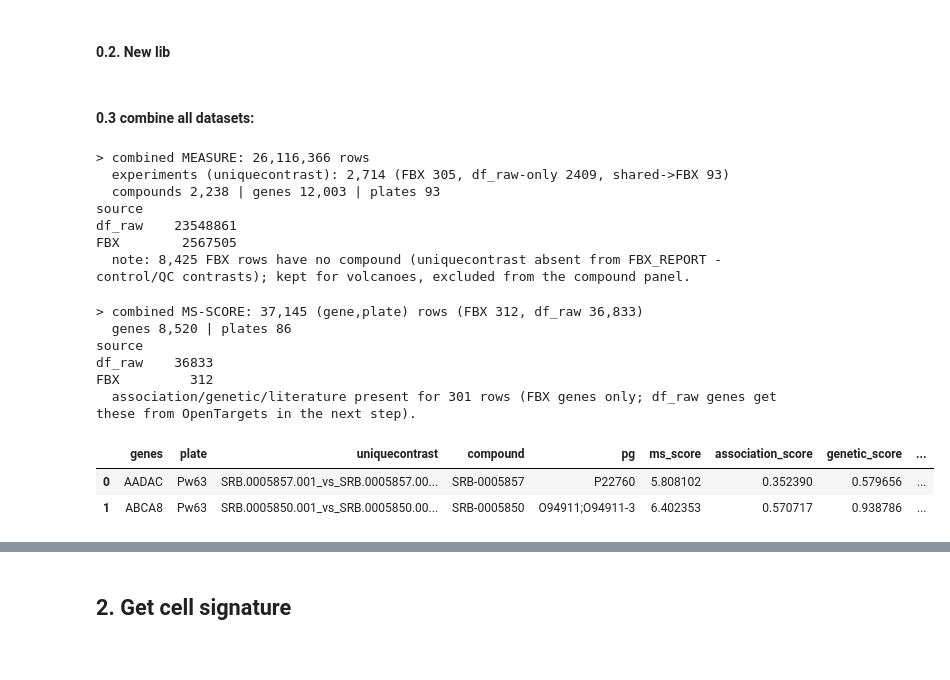
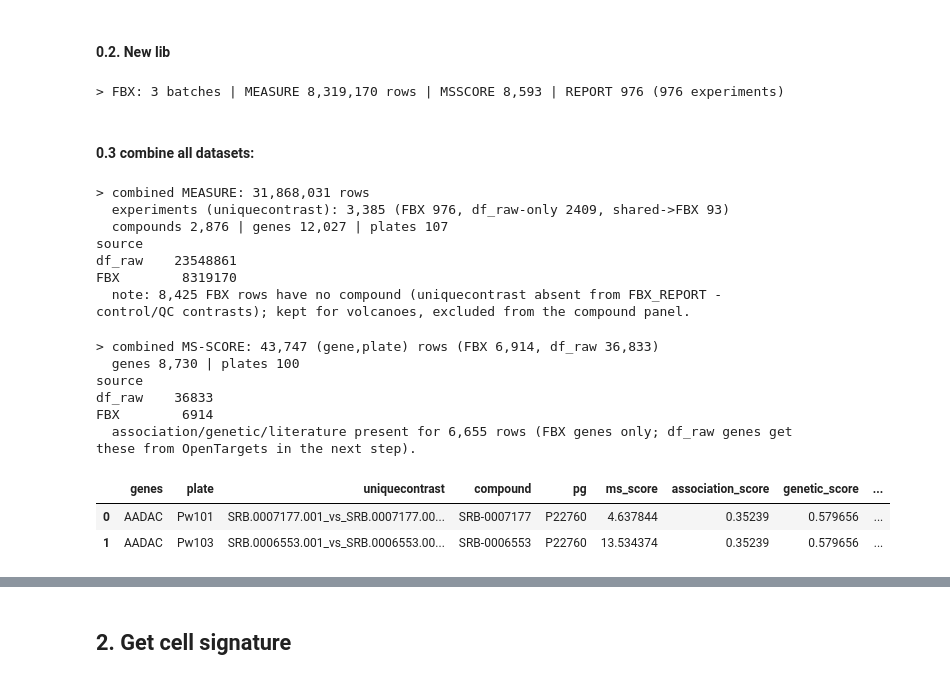
Before and after one commit to gtamo39/MS_ML, a Jupyter notebook: vignettes/MS_Interface.ipynb, the cells around one changed output, grey strips where cells are left out. Cells and saved outputs as stored; diff of their text form; code cells hidden in the pictures.

```diff
--- a/vignettes/MS_Interface.ipynb
+++ b/vignettes/MS_Interface.ipynb
@@ -265,7 +221,24 @@ df_ms = df_raw[df_raw['significant']==1].groupby(['genes','MSPlate']).first().re
 # %% [markdown]
 #### 0.2. New lib
 # %%
-FBX_MEASURE  = pd.read_csv('data/advanteidge/20260601_FBX_MEASURE.csv')
-FBX_MSSCORE  = pd.read_csv('data/advanteidge/20260601_FBX_MSSCORE.csv')
-FBX_REPORT   = pd.read_csv('data/advanteidge/20260601_FBX_REPORT.csv')
+## load + concat every FBX batch (config/FBX_BATCHES) into the unified FBX tables.
+## batches share one schema and have disjoint uniquecontrast -> plain concat, no dedup.
+def _load_fbx(kind):
+    return pd.concat([pd.read_csv(os.path.join(FBX_DIR, b.format(kind))) for b in FBX_BATCHES],
+                     ignore_index=True)
+
+FBX_MEASURE  = _load_fbx('MEASURE')
+FBX_MSSCORE  = _load_fbx('MSSCORE')
+FBX_REPORT   = _load_fbx('REPORT')
 target2R2_df = pd.read_csv(GENE_SAR_OUT).rename(columns={'gene':'genes'})
+
+# uniquecontrast -> compound (SRB-XXXXXXX, batch stripped); one map reused by every combine below
+_p = FBX_REPORT['srbnumber'].astype(str).str.split('-', n=2, expand=True)
+uc2compound = (FBX_REPORT.assign(compound=_p[0] + '-' + _p[1])
+               .drop_duplicates('uniquecontrast').set_index('uniquecontrast')['compound'])
+
+print(f'> FBX: {len(FBX_BATCHES)} batches | MEASURE {len(FBX_MEASURE):,} rows | '
+      f'MSSCORE {len(FBX_MSSCORE):,} | REPORT {len(FBX_REPORT):,} '
+      f'({FBX_REPORT["uniquecontrast"].nunique():,} experiments)')
+# %% [output]
+> FBX: 3 batches | MEASURE 8,319,170 rows | MSSCORE 8,593 | REPORT 976 (976 experiments)
@@ -297,11 +254,8 @@ target2R2_df = pd.read_csv(GENE_SAR_OUT).rename(columns={'gene':'genes'})
 _cols = ['compound', 'genes', 'pg', 'plate', 'uniquecontrast',
          'logfc', 'pvalue', 'adjpval', 'significant']
 
-# FBX_MEASURE has no `compound` -> add it via FBX_REPORT (uniquecontrast -> srbnumber, strip batch)
-_rep = FBX_REPORT[['uniquecontrast', 'srbnumber']].drop_duplicates('uniquecontrast')
-_p   = _rep['srbnumber'].astype(str).str.split('-', n=2, expand=True)
-_rep = _rep.assign(compound=_p[0] + '-' + _p[1])                      # SRB-XXXXXXX
-fbx_std = (FBX_MEASURE.merge(_rep[['uniquecontrast', 'compound']], on='uniquecontrast', how='left')
+# FBX_MEASURE has no `compound` -> add it via the uc2compound map
+fbx_std = (FBX_MEASURE.assign(compound=FBX_MEASURE['uniquecontrast'].map(uc2compound))
            .reindex(columns=_cols).assign(source='FBX'))
 
 # df_raw -> same schema (MSPlate -> plate)
@@ -324,12 +278,12 @@ if _no_cmp:
     print(f'  note: {_no_cmp:,} FBX rows have no compound (uniquecontrast absent from FBX_REPORT '
           f'- control/QC contrasts); kept for volcanoes, excluded from the compound panel.')
 # %% [output]
-> combined MEASURE: 26,116,366 rows
-  experiments (uniquecontrast): 2,714 (FBX 305, df_raw-only 2409, shared->FBX 93)
-  compounds 2,238 | genes 12,003 | plates 93
+> combined MEASURE: 31,868,031 rows
+  experiments (uniquecontrast): 3,385 (FBX 976, df_raw-only 2409, shared->FBX 93)
+  compounds 2,876 | genes 12,027 | plates 107
 source
 df_raw    23548861
-FBX        2567505
+FBX        8319170
   note: 8,425 FBX rows have no compound (uniquecontrast absent from FBX_REPORT - control/QC contrasts); kept for volcanoes, excluded from the compound panel.
 # %%
 ## 2. combine FBX_MSSCORE & df_ms:
@@ -337,48 +291,45 @@ FBX        2567505
 ## side (strongest-ms_score significant compound per gene-plate); FBX_MSSCORE is the
 ## curated side (+ OpenTargets association/genetic/literature scores). Same overlap
 ## rule as the measure combine: FBX is source of truth on shared (gene, plate).
-## NB: re-read FBX_MSSCORE fresh from CSV so this cell is independent of the in-place
+## NB: re-read all FBX batches fresh from CSV so this cell is independent of the in-place
 ## edits above (the per-gene collapse drops 'plate').
-_FBX_MS = pd.read_csv('data/advanteidge/20260601_FBX_MSSCORE.csv')
+_FBX_MS = _load_fbx('MSSCORE')
 _FBX_MS = _FBX_MS[~_FBX_MS['plate'].isin(['Plate12', 'Plate15', 'Plate23'])]   # same noisy-plate drop
 _cols = ['genes', 'plate', 'uniquecontrast', 'compound', 'pg', 'ms_score',
          'association_score', 'genetic_score', 'literature_score', 'activity',
          'logfc', 'pvalue', 'significant']
 
-# FBX_MSSCORE -> one row per (gene, plate) [strongest ms_score], + compound via FBX_REPORT
-_rep = FBX_REPORT[['uniquecontrast', 'srbnumber']].drop_duplicates('uniquecontrast')
-_p   = _rep['srbnumber'].astype(str).str.split('-', n=2, expand=True)
-_rep = _rep.assign(compound=_p[0] + '-' + _p[1])
+# FBX_MSSCORE -> one row per (gene, plate) [strongest ms_score], + compound via uc2compound
 fbx_gp = (_FBX_MS.sort_values('ms_score', ascending=False)
           .groupby(['genes', 'plate'], as_index=False).first()
-          .merge(_rep[['uniquecontrast', 'compound']], on='uniquecontrast', how='left')
+          .assign(compound=lambda d: d['uniquecontrast'].map(uc2compound))
           .reindex(columns=_cols).assign(source='FBX'))
 
 # df_ms is already per (gene, plate) (MSPlate -> plate)
 df_ms_std = df_ms.rename(columns={'MSPlate': 'plate'}).reindex(columns=_cols).assign(source='df_raw')
 
 # FBX source of truth on shared (gene, plate)
 _fbx_keys = set(map(tuple, fbx_gp[['genes', 'plate']].itertuples(index=False)))
 _keep = ~df_ms_std.set_index(['genes', 'plate']).index.isin(_fbx_keys)
 mscore = pd.concat([fbx_gp, df_ms_std[_keep]], ignore_index=True)
 
 print(f'> combined MS-SCORE: {len(mscore):,} (gene,plate) rows '
       f'(FBX {len(fbx_gp):,}, df_raw {int(_keep.sum()):,})')
 print(f'  genes {mscore["genes"].nunique():,} | plates {mscore["plate"].nunique():,}')
 print(mscore["source"].value_counts().to_string())
 print(f'  association/genetic/literature present for {int(mscore["association_score"].notna().sum()):,} rows '
       f'(FBX genes only; df_raw genes get these from OpenTargets in the next step).')
 mscore.head(2)
 # %% [output]
-> combined MS-SCORE: 37,145 (gene,plate) rows (FBX 312, df_raw 36,833)
-  genes 8,520 | plates 86
+> combined MS-SCORE: 43,747 (gene,plate) rows (FBX 6,914, df_raw 36,833)
+  genes 8,730 | plates 100
 source
 df_raw    36833
-FBX         312
-  association/genetic/literature present for 301 rows (FBX genes only; df_raw genes get these from OpenTargets in the next step).
+FBX        6914
+  association/genetic/literature present for 6,655 rows (FBX genes only; df_raw genes get these from OpenTargets in the next step).
 |  | genes | plate | uniquecontrast | compound | pg | ms_score | association_score | genetic_score | ... |
-| 0 | AADAC | Pw63 | SRB.0005857.001_vs_SRB.0005857.00... | SRB-0005857 | P22760 | 5.808102 | 0.352390 | 0.579656 | ... |
-| 1 | ABCA8 | Pw63 | SRB.0005850.001_vs_SRB.0005850.00... | SRB-0005850 | O94911;O94911-3 | 6.402353 | 0.570717 | 0.938786 | ... |
+| 0 | AADAC | Pw101 | SRB.0007177.001_vs_SRB.0007177.00... | SRB-0007177 | P22760 | 4.637844 | 0.35239 | 0.579656 | ... |
+| 1 | AADAC | Pw103 | SRB.0006553.001_vs_SRB.0006553.00... | SRB-0006553 | P22760 | 13.534374 | 0.35239 | 0.579656 | ... |
 # %%
 ## 3. combine MS & FBX_REPORT  ->  source-derived per-experiment REPORT
 ## MS is just the compound-level collapse of CLEAN + PX_20260520 + PX_20260529, so we
```
Also changed, not shown: parts of 25 cells of this notebook, 5 other files.
